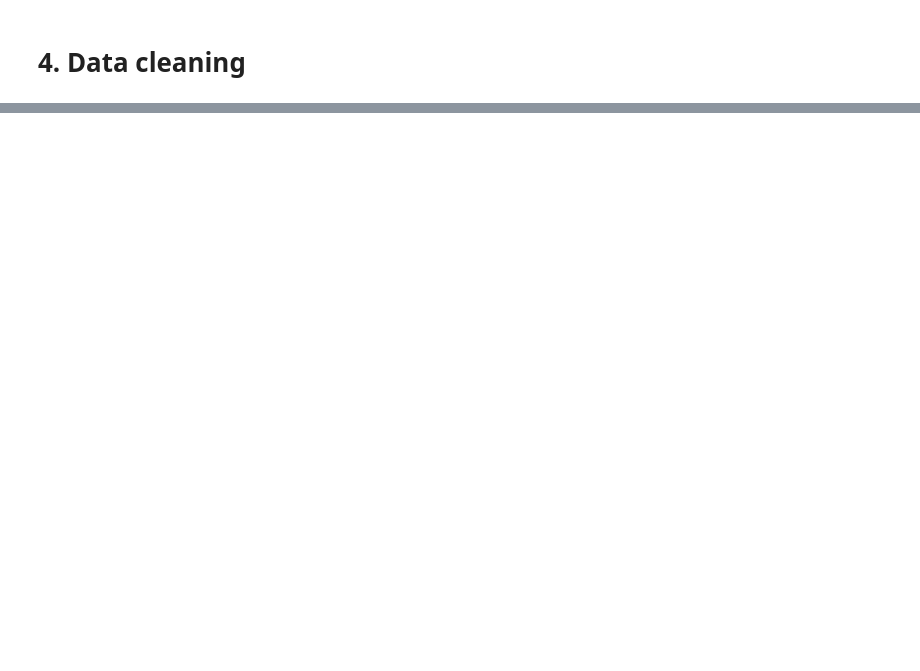
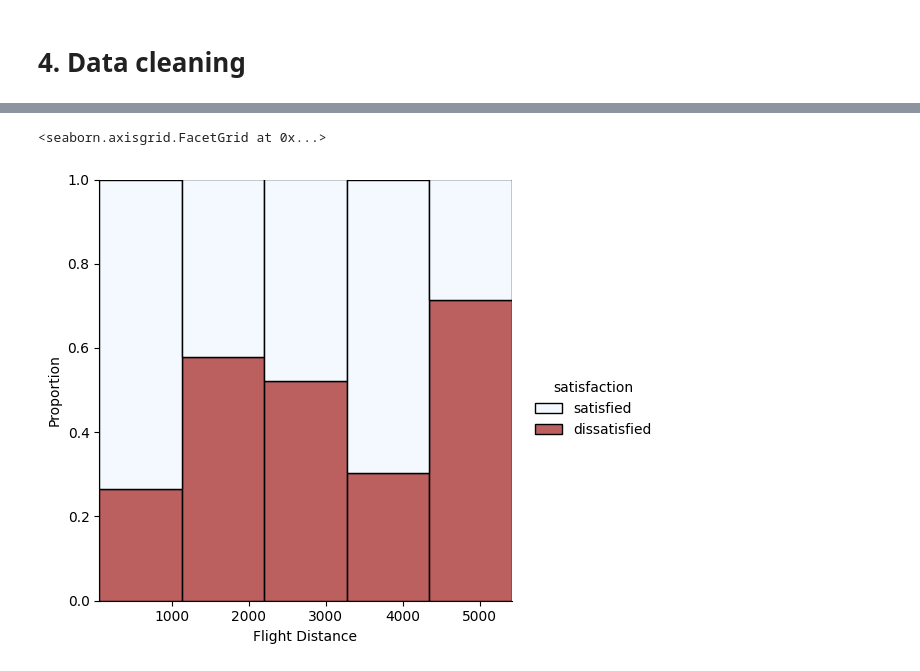
Before and after one commit to HusainE29/Airlines-Dataset, a Jupyter notebook: Airlines Quality Analysis Report.ipynb, the cells around one changed output, grey strips where cells are left out. Cells and saved outputs as stored; diff of their text form; code cells hidden in the pictures; blank space fills up the shorter version.

```diff
--- a/Airlines Quality Analysis Report.ipynb
+++ b/Airlines Quality Analysis Report.ipynb
@@ -90,0 +137,14 @@ df.drop(["Departure/Arrival time convenient",
+# %%
+plot1 = sns.displot(
+    data = df,
+    x="Flight Distance",
+    hue="satisfaction",
+    multiple="fill",
+    palette=["AliceBlue", "Brown"],
+    bins = 5,
+)
+
+plot1.set_axis_labels(y_var="Proportion")
+# %% [output]
+<seaborn.axisgrid.FacetGrid at 0x...>
+[figure, added]
```
Also changed, not shown: parts of 9 cells of this notebook.
